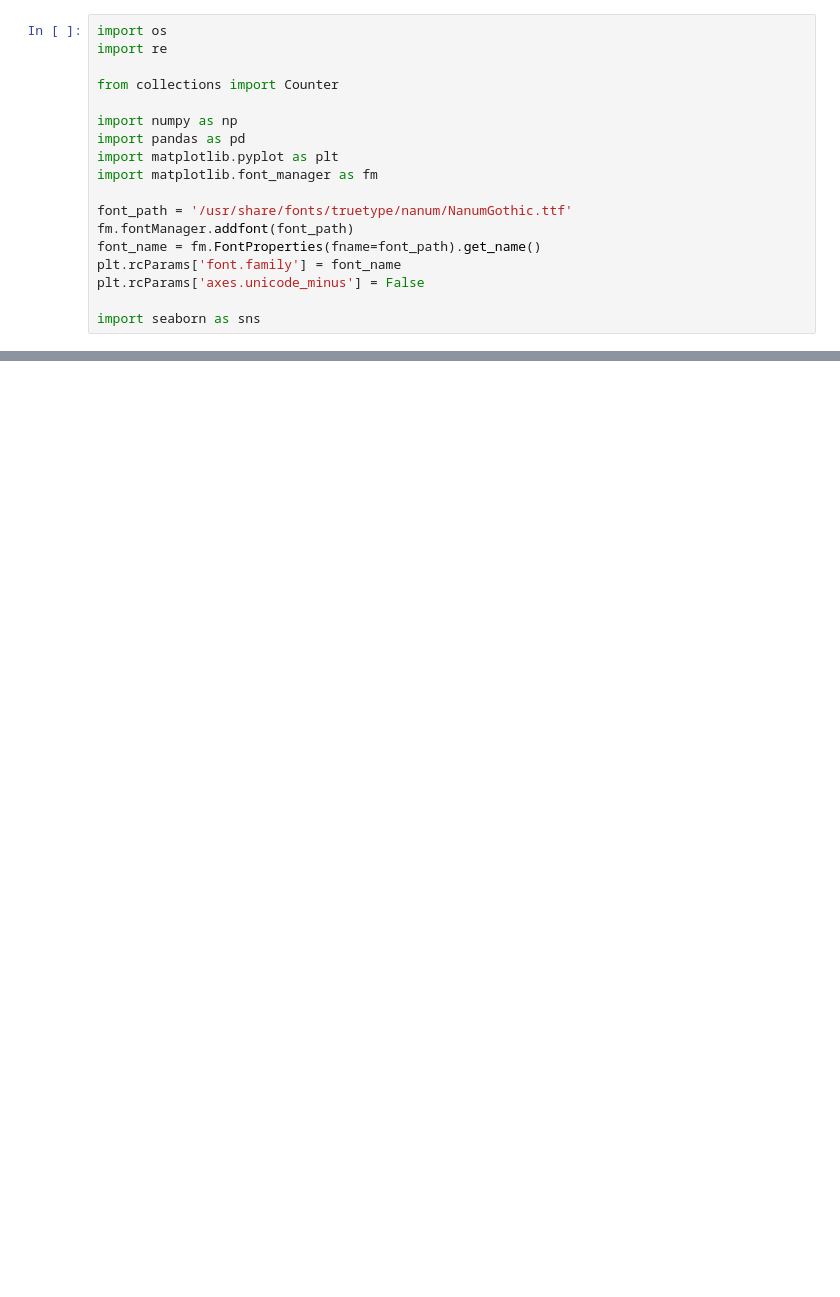
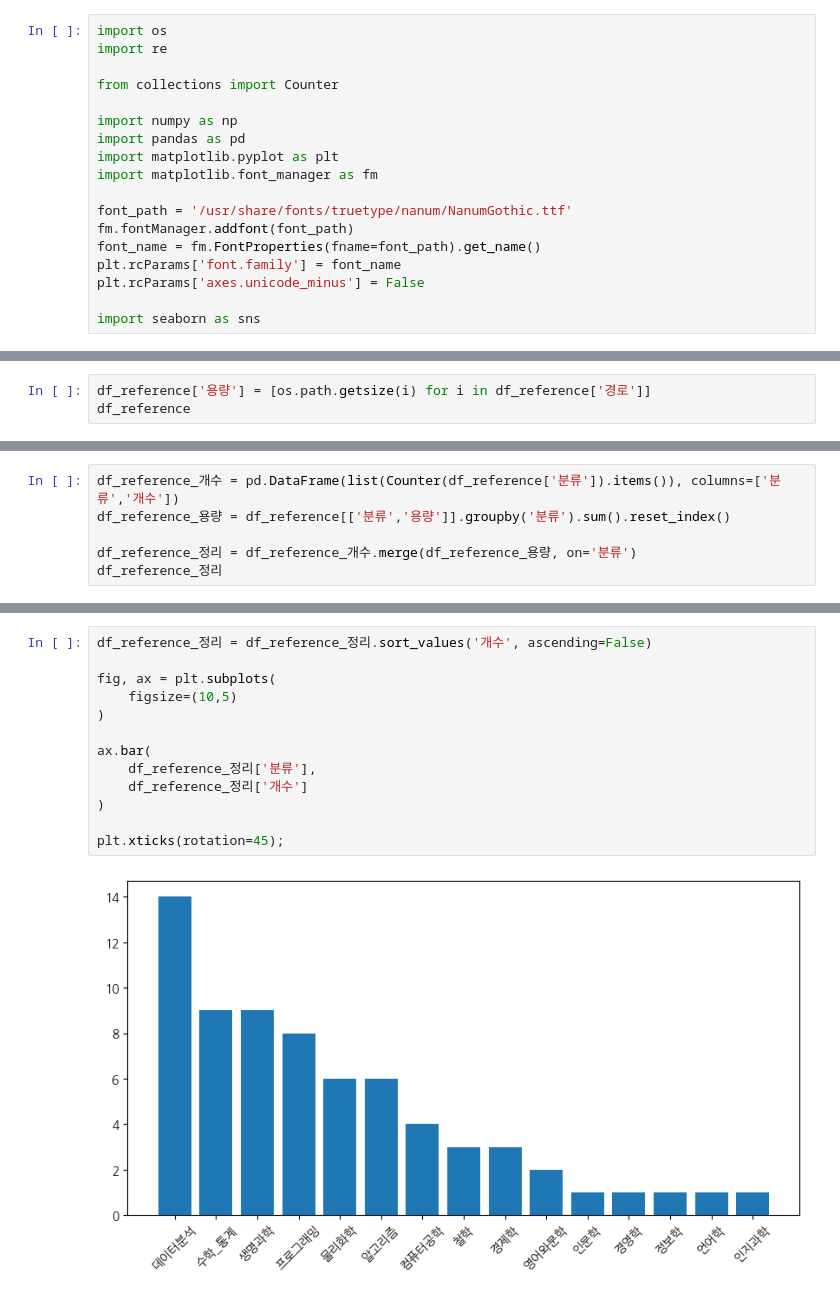
Before and after one commit to Song-Juntae/references, a Jupyter notebook: 기타/reference.ipynb, the cells around one changed output, grey strips where cells are left out. Drawn from its saved outputs; the diff is of its cells as text; blank space fills up the shorter version.

```diff
--- a/기타/reference.ipynb
+++ b/기타/reference.ipynb
@@ -101,0 +49,3 @@ plt.xticks(rotation=45);
+# %%
+df_reference['용량'] = [os.path.getsize(i) for i in df_reference['경로']]
+df_reference
@@ -101,0 +66,6 @@ plt.xticks(rotation=45);
+# %%
+df_reference_개수 = pd.DataFrame(list(Counter(df_reference['분류']).items()), columns=['분류','개수'])
+df_reference_용량 = df_reference[['분류','용량']].groupby('분류').sum().reset_index()
+
+df_reference_정리 = df_reference_개수.merge(df_reference_용량, on='분류')
+df_reference_정리
@@ -101,0 +89,15 @@ plt.xticks(rotation=45);
+# %%
+df_reference_정리 = df_reference_정리.sort_values('개수', ascending=False)
+
+fig, ax = plt.subplots(
+    figsize=(10,5)
+)
+
+ax.bar(
+    df_reference_정리['분류'],
+    df_reference_정리['개수']
+)
+
+plt.xticks(rotation=45);
+# %% [output]
+[figure, added]
```
Also changed, not shown: parts of 7 cells of this notebook, 2 other files.
